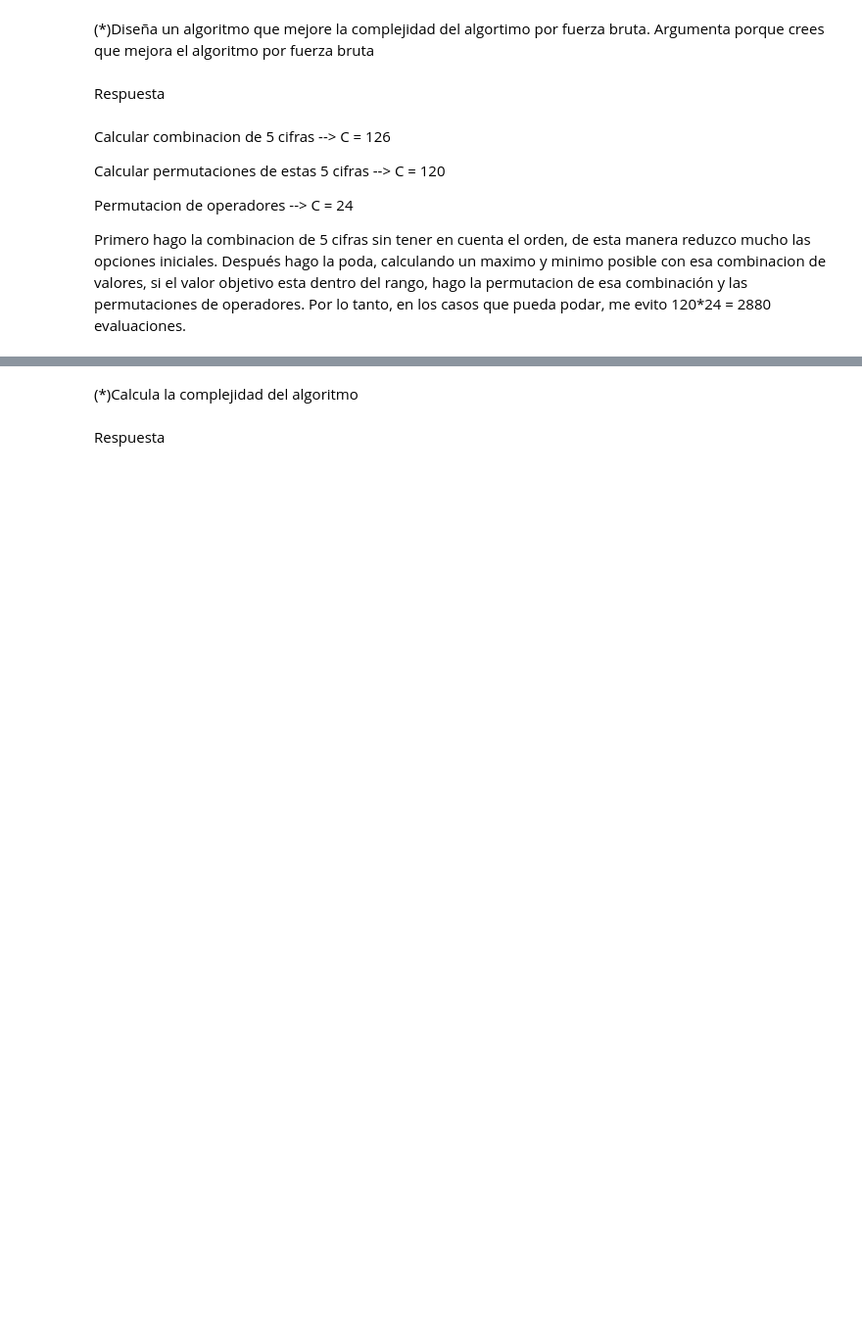
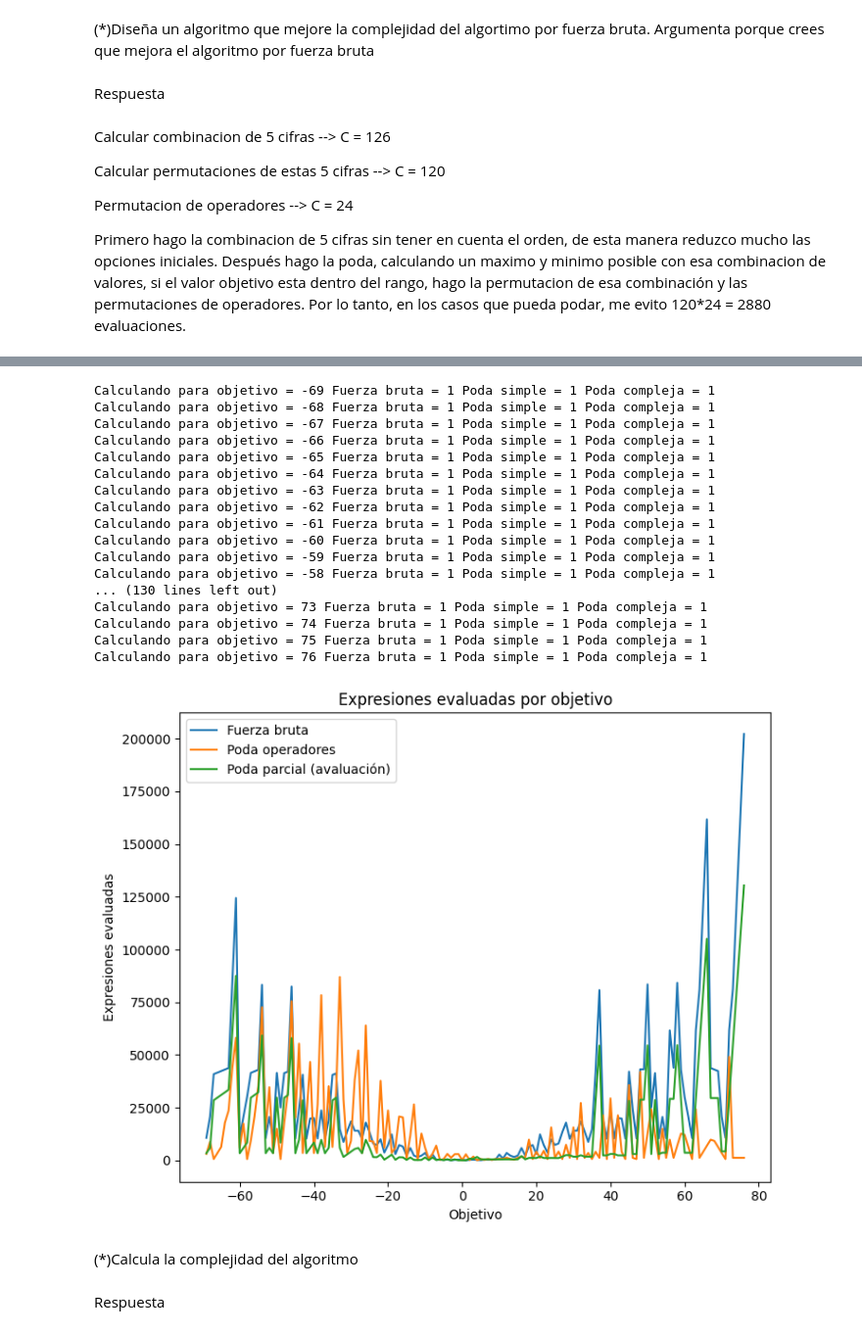
Before and after one commit to polxo00/Algoritmos-de-optimizacion, a Jupyter notebook: Seminario_Algoritmos.ipynb, the cells around one changed output, grey strips where cells are left out. Shown: that part at 98% size. Cells and saved outputs as stored; diff of their text form; code cells hidden in the pictures; blank space fills up the shorter version.

Commit message:
Version correcta

```diff
--- a/Seminario_Algoritmos.ipynb
+++ b/Seminario_Algoritmos.ipynb
@@ -194,7 +217,7 @@ Permutacion de operadores --> C = 24
 
 Primero hago la combinacion de 5 cifras sin tener en cuenta el orden, de esta manera reduzco mucho las opciones iniciales. Después hago la poda, calculando un maximo y minimo posible con esa combinacion de valores, si el valor objetivo esta dentro del rango, hago la permutacion de esa combinación y las permutaciones de operadores. Por lo tanto, en los casos que pueda podar, me evito 120*24 = 2880 evaluaciones.
 # %%
-def algoritmo_poda_operadores(objetivo):
+def algoritmo_poda_operadores(objetivo, un_resultado):
     import time
     start = time.perf_counter()
 
@@ -249,6 +272,9 @@ def algoritmo_poda_operadores(objetivo):
                         contador += 1
                         if val == objetivo:
                             expresiones_correctas.append(expr)
+                            if un_resultado:
+                                end = time.perf_counter()
+                                return expresiones_correctas, contador, end - start
                     except ZeroDivisionError:
                         continue
 
@@ -421,3 +481,67 @@ Calculando para objetivo = 76 Fuerza bruta = 80 Poda simple = 80 Poda compleja =
+# %%
+import matplotlib.pyplot as plt
+
+rang_objetivos = range(-69, 77, 1)
+expr_eval_fuerza = []
+expr_eval_poda = []
+
+expr_eval_parcial = []
+un_resultado = True
+
+
+for objetivo in rang_objetivos:
+    # Algoritmo con fuerza bruta
+    resultados_enteros,maximo, minimo, expresiones_correctas, total_expr_eval, tiempo
+    _, _, _, resultados_f, expr_f, tiempo_f = algoritmo_fuerza_bruta(objetivo, un_resultado)
+    expr_eval_fuerza.append(expr_f)
+
+    # Algoritmo con poda simple
+    resultados_p, expr_p, tiempo_p = algoritmo_poda_operadores(objetivo, un_resultado)
+    expr_eval_poda.append(expr_p)
+
+
+    # Algoritmo con poda avaluacion parcial
+    resultados_parcial, expr_parcial, tiempo_parcial = algoritmo_poda_cons_parcial(objetivo, un_resultado)
+    expr_eval_parcial.append(expr_parcial)
+
+    print(f"Calculando para objetivo = {objetivo} Fuerza bruta = {len(resultados_f)} Poda simple = {len(resultados_p)} Poda compleja = {len(resultados_parcial)}")
+
+
+plt.figure(figsize=(14, 6))
+
+
+plt.subplot(1, 2, 1)
+plt.plot(rang_objetivos, expr_eval_fuerza, label="Fuerza bruta")
+plt.plot(rang_objetivos, expr_eval_poda, label="Poda operadores")
+plt.plot(rang_objetivos, expr_eval_parcial, label="Poda parcial (avaluación)")
+plt.xlabel("Objetivo")
+plt.ylabel("Expresiones evaluadas")
+plt.title("Expresiones evaluadas por objetivo")
+plt.legend()
+
+
+
+plt.tight_layout()
+plt.show()
+# %% [output]
+Calculando para objetivo = -69 Fuerza bruta = 1 Poda simple = 1 Poda compleja = 1
+Calculando para objetivo = -68 Fuerza bruta = 1 Poda simple = 1 Poda compleja = 1
+Calculando para objetivo = -67 Fuerza bruta = 1 Poda simple = 1 Poda compleja = 1
+Calculando para objetivo = -66 Fuerza bruta = 1 Poda simple = 1 Poda compleja = 1
+Calculando para objetivo = -65 Fuerza bruta = 1 Poda simple = 1 Poda compleja = 1
+Calculando para objetivo = -64 Fuerza bruta = 1 Poda simple = 1 Poda compleja = 1
+Calculando para objetivo = -63 Fuerza bruta = 1 Poda simple = 1 Poda compleja = 1
+Calculando para objetivo = -62 Fuerza bruta = 1 Poda simple = 1 Poda compleja = 1
+Calculando para objetivo = -61 Fuerza bruta = 1 Poda simple = 1 Poda compleja = 1
+Calculando para objetivo = -60 Fuerza bruta = 1 Poda simple = 1 Poda compleja = 1
+Calculando para objetivo = -59 Fuerza bruta = 1 Poda simple = 1 Poda compleja = 1
+Calculando para objetivo = -58 Fuerza bruta = 1 Poda simple = 1 Poda compleja = 1
+... (130 lines left out)
+Calculando para objetivo = 73 Fuerza bruta = 1 Poda simple = 1 Poda compleja = 1
+Calculando para objetivo = 74 Fuerza bruta = 1 Poda simple = 1 Poda compleja = 1
+Calculando para objetivo = 75 Fuerza bruta = 1 Poda simple = 1 Poda compleja = 1
+Calculando para objetivo = 76 Fuerza bruta = 1 Poda simple = 1 Poda compleja = 1
+[figure, added]
 # %% [markdown]
 (*)Calcula la complejidad del algoritmo
 # %% [markdown]
```
Also changed, not shown: parts of 6 cells of this notebook.
